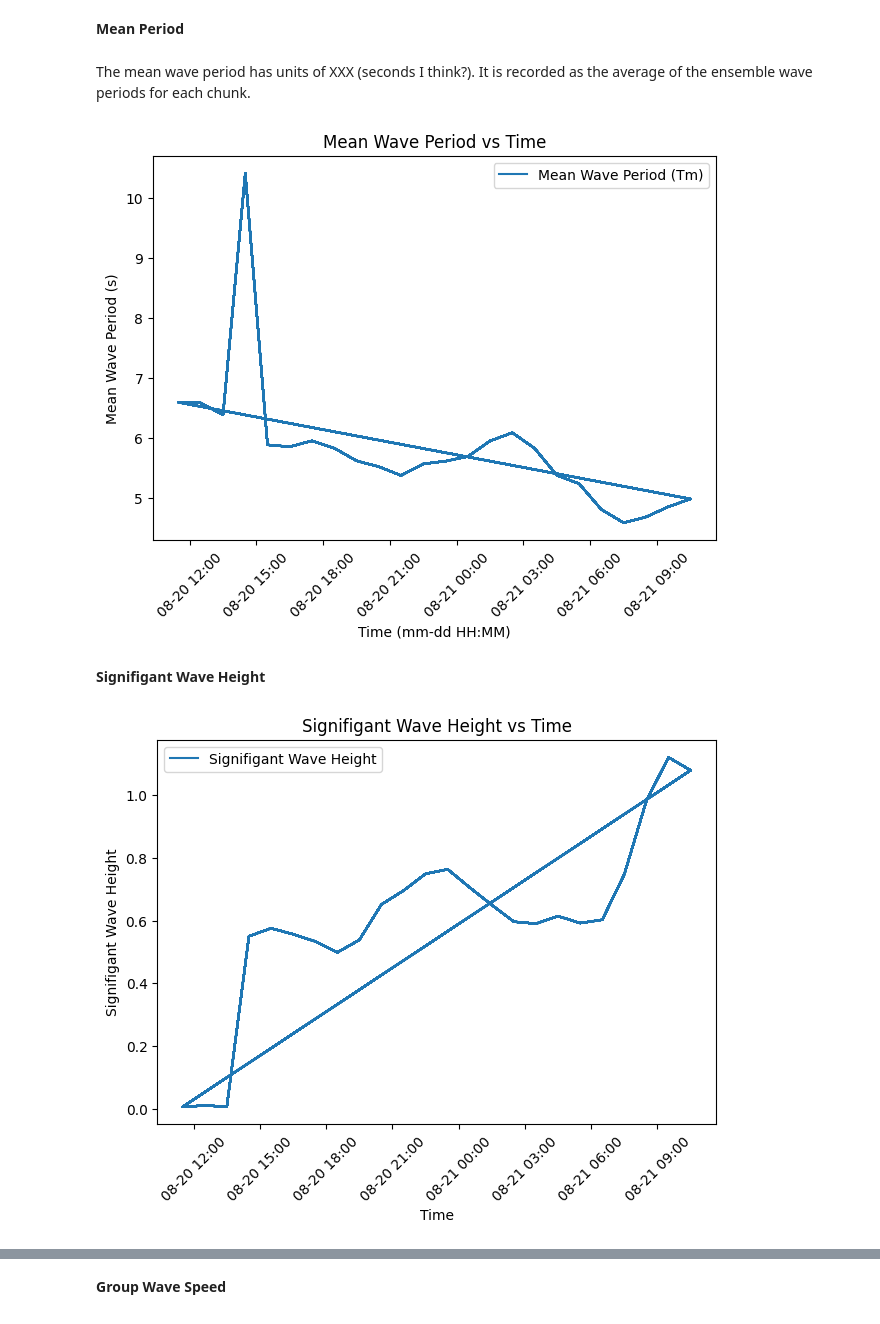
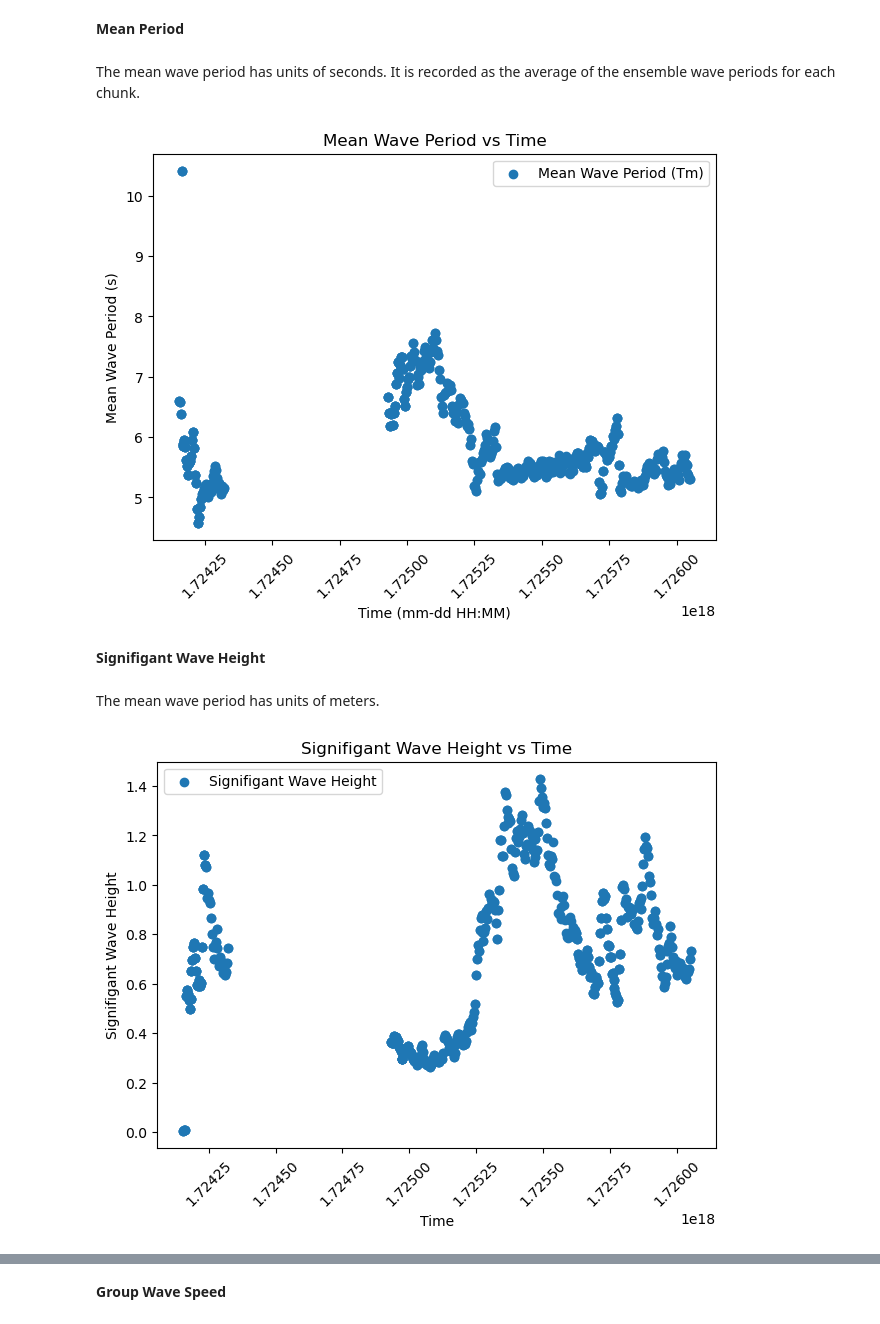
Before and after one commit to NCSU-CHAZ/BOEM-Oak-Island, a Jupyter notebook: notebooks/BOEM_bulkstats.ipynb, the cells around one changed output, grey strips where cells are left out. Cells and saved outputs as stored; diff of their text form; code cells hidden in the pictures.

```diff
--- a/notebooks/BOEM_bulkstats.ipynb
+++ b/notebooks/BOEM_bulkstats.ipynb
@@ -23,7 +23,8 @@ import matplotlib.pyplot as plt
 import matplotlib.dates as mdates
 import numpy as np
 
-dirpath = r'Z:\deployment_1\BulkStats\S0_103080'
+#dirpath = r'Z:\deployment_1\BulkStats\S0_103080'
+dirpath=r"/Volumes/kanarde/BOEM/deployment_1/BulkStats/S0_103080" #brooke path
 
 files = os.listdir(dirpath) # list of files in Group 1
 
@@ -76,10 +79,10 @@ print(waves['Time'])
 # %% [markdown]
 **Mean Period**
 # %% [markdown]
-The mean wave period has units of XXX (seconds I think?). It is recorded as the average of the ensemble wave periods for each chunk.
+The mean wave period has units of seconds. It is recorded as the average of the ensemble wave periods for each chunk.
 # %%
 # Plot Mean Wave Period vs Time
-plt.plot(waves["Time"], waves["MeanPeriod"], label="Mean Wave Period (Tm)")
+plt.scatter(waves["Time"], waves["MeanPeriod"], label="Mean Wave Period (Tm)")
 
 # Formatting
 plt.xlabel("Time (mm-dd HH:MM)")
@@ -87,28 +90,30 @@ plt.ylabel("Mean Wave Period (s)")
 plt.title("Mean Wave Period vs Time")
 plt.legend()
 plt.tight_layout()
-plt.gca().xaxis.set_major_formatter(mdates.DateFormatter('%m-%d %H:%M'))
+#plt.gca().xaxis.set_major_formatter(mdates.DateFormatter('%m-%d %H:%M'))
 plt.xticks(rotation=45)
 plt.show()
 # %% [output]
-[figure, old version]
+[figure, new version]
 # %% [markdown]
 **Signifigant Wave Height**
+# %% [markdown]
+The mean wave period has units of meters.
 # %%
 # Plot Mean Wave Period vs Time
-plt.plot(waves["Time"], waves["SignificantWaveHeight"], label="Signifigant Wave Height")
+plt.scatter(waves["Time"], waves["SignificantWaveHeight"], label="Signifigant Wave Height")
 
 # Formatting
 plt.xlabel("Time")
 plt.ylabel("Signifigant Wave Height")
 plt.title("Signifigant Wave Height vs Time")
 plt.legend()
 plt.tight_layout()
-plt.gca().xaxis.set_major_formatter(mdates.DateFormatter('%m-%d %H:%M'))
+#plt.gca().xaxis.set_major_formatter(mdates.DateFormatter('%m-%d %H:%M'))
 plt.xticks(rotation=45)
 plt.show()
 # %% [output]
-[figure, old version]
+[figure, new version]
 # %%
 #Plot mean wave period vs signifigant wave height, you would expect larger waves to have longer periods
 plt.scatter(waves['SignificantWaveHeight'], waves['MeanPeriod'], c='blue', alpha=0.6)
```
Also changed, not shown: parts of 13 cells of this notebook.
